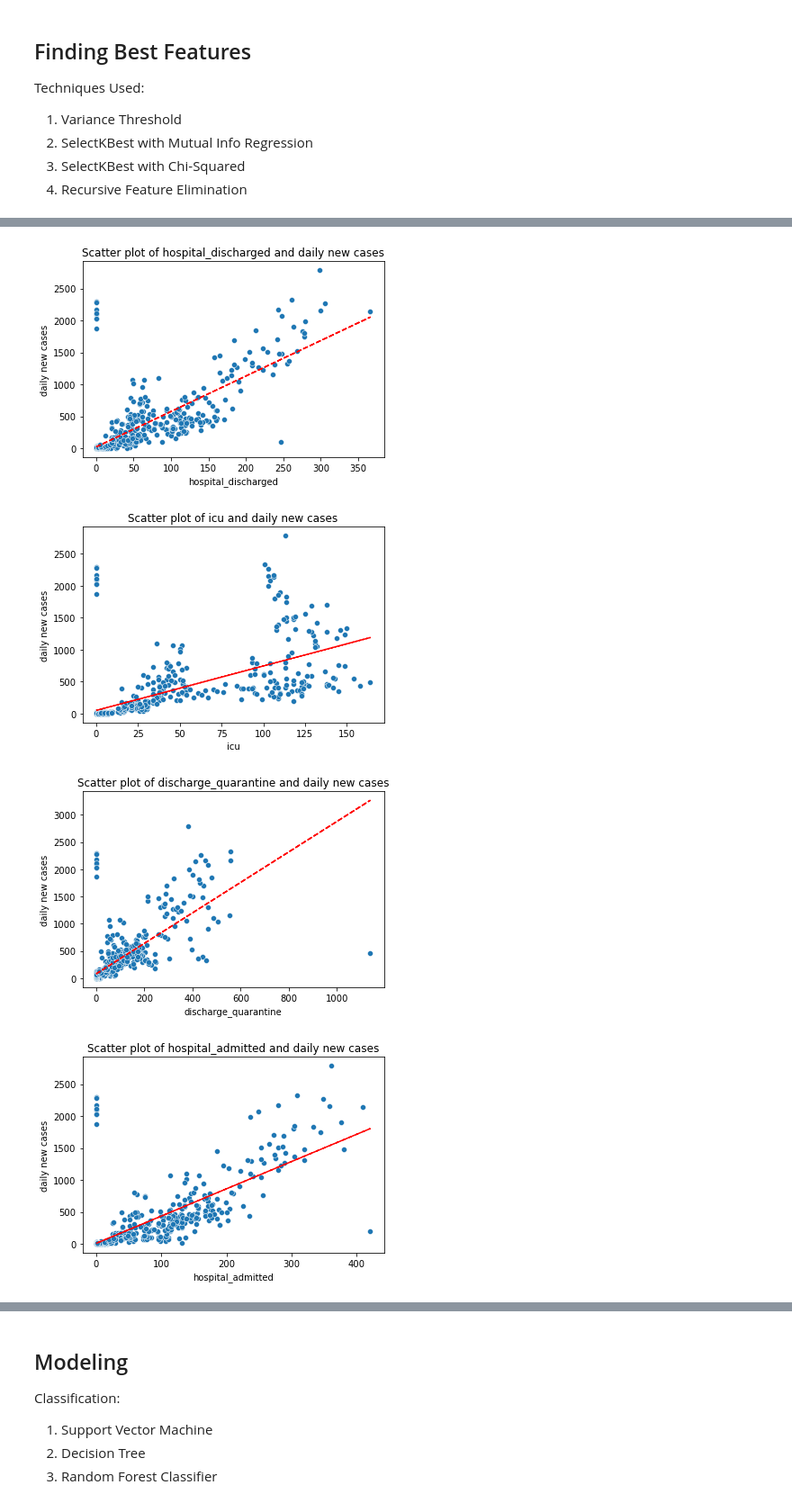
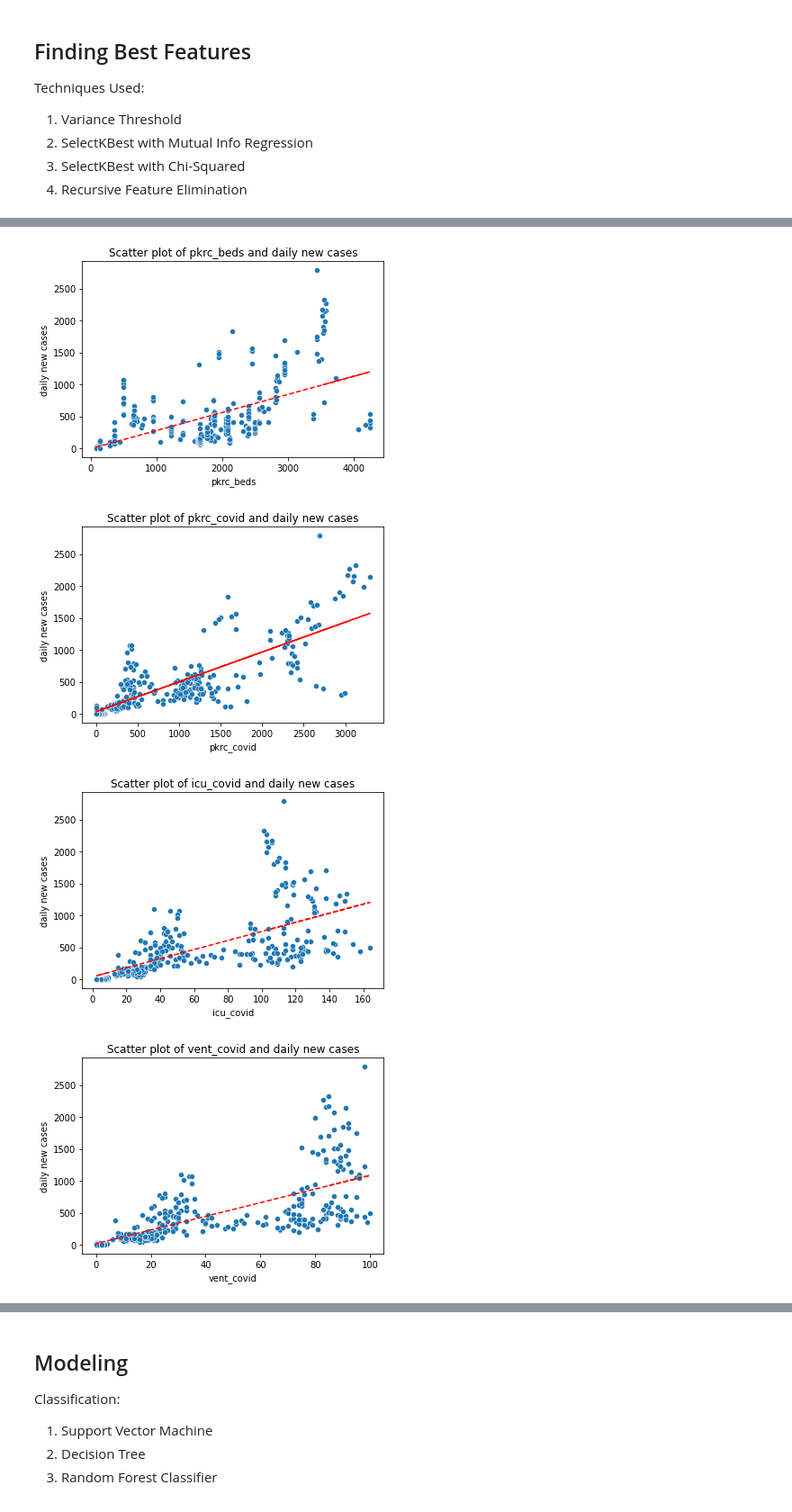
Before and after one commit to sidharrth2002/covid-streamlit, a Jupyter notebook: Q3.ipynb, the cells around one changed output, grey strips where cells are left out. Shown at 90% size. Saved outputs shown, nothing was run; the diff lists cells and outputs as text; code cells hidden in the pictures.

```diff
--- a/Q3.ipynb
+++ b/Q3.ipynb
@@ -64,44 +110,47 @@ Techniques Used:
 # %%
 from sklearn.feature_selection import SelectKBest, chi2, mutual_info_regression, RFE, VarianceThreshold
 from sklearn.linear_model import LinearRegression
+from boruta import BorutaPy
+from sklearn.ensemble import RandomForestRegressor
 
 #the function we use to find the best features
 
 def get_best_features(df,display_scatter_plots = 0):
-    X = df.drop(['cases'], axis=1)
-    y = df['cases']
+    X = df.drop(columns=['cases_new'], axis=1)
+    y = df['cases_new']
+    print(X.columns)
+    # selector = VarianceThreshold(3)
+    # selector.fit(df.drop(columns=['state']))
+    # variance_best = df.columns[selector.get_support()]
 
-    selector = VarianceThreshold(3)
-    selector.fit(df)
-    variance_best = df.columns[selector.get_support()]
-
-    selector = SelectKBest(mutual_info_regression, k=4)
+    selector = SelectKBest(mutual_info_regression, k=6)
     selector.fit(X, y)
     mutual_info_best = X.columns[selector.get_support()]
 
-    selector = SelectKBest(chi2, k=4)
-    selector.fit(X, y)
-    chi2_best = X.columns[selector.get_support()]
-
-    rfe_selector = RFE(LinearRegression(), n_features_to_select=4)
+    rfe_selector = RFE(LinearRegression(), n_features_to_select=10)
     rfe_selector.fit(X, y)
     rfe_best = X.columns[rfe_selector.get_support()]
 
-    columns = df.columns
+    rf = RandomForestRegressor(n_jobs=4, oob_score=True)
+    boruta = BorutaPy(rf, n_estimators='auto', verbose=2, random_state=0)
+    boruta.fit(X.values, y.ravel())
+    boruta_best = [X.columns[i] for i, x in enumerate(boruta.support_) if x]
+    print(boruta_best)
+
+    columns = X.columns
     columns_count = {}
     for column in columns:
-        columns_count[column] = list(variance_best).count(column) + list(mutual_info_best).count(column) + list(chi2_best).count(column) + list(rfe_best).count(column)
+        columns_count[column] = list(mutual_info_best).count(column) + list(rfe_best).count(column) + list(boruta_best).count(column)
 
-    best_features = sorted(columns_count, key=columns_count.get)[-4:]
-
+    best_features = sorted(columns_count, key=columns_count.get)[-6:]
 
     if display_scatter_plots == 1:
         print("The best four features")
         display(best_features)
         print("")
         for num in range(len(best_features)):
-            sns.scatterplot(x= best_features[num], y="cases", data=df)
-            z = np.polyfit(df[best_features[num]], df['cases'], 1)
+            sns.scatterplot(x= best_features[num], y="cases_new", data=df)
+            z = np.polyfit(df[best_features[num]], df['cases_new'], 1)
             p = np.poly1d(z)
             plt.plot(df[best_features[num]],p(df[best_features[num]]),"r--")
             plt.title('Scatter plot of ' + best_features[num] + ' and daily new cases')
@@ -109,8 +158,8 @@ def get_best_features(df,display_scatter_plots = 0):
             plt.ylabel("daily new cases")
             plt.show()
 
-    if 'tests' not in best_features:
-        best_features.append('tests')
+    # if 'tests' not in best_features:
+    #     best_features.append('tests')
 
     return best_features
 # %%
@@ -161,5 +254,5 @@ The best four features
 # %%
-get_best_features(states['Johor'],display_scatter_plots = 1)
+johor_features = get_best_features(states['Johor'],display_scatter_plots = 1)
 
 #Streamlit
 
@@ -181,4 +295,4 @@ The best four features
-[figure, old version]
+[figure, new version]
-[figure, old version]
+[figure, new version]
-[figure, old version]
+[figure, new version]
-[figure, old version]
+[figure, new version]
```
Also changed, not shown: parts of 32 cells of this notebook, 4 other files.
